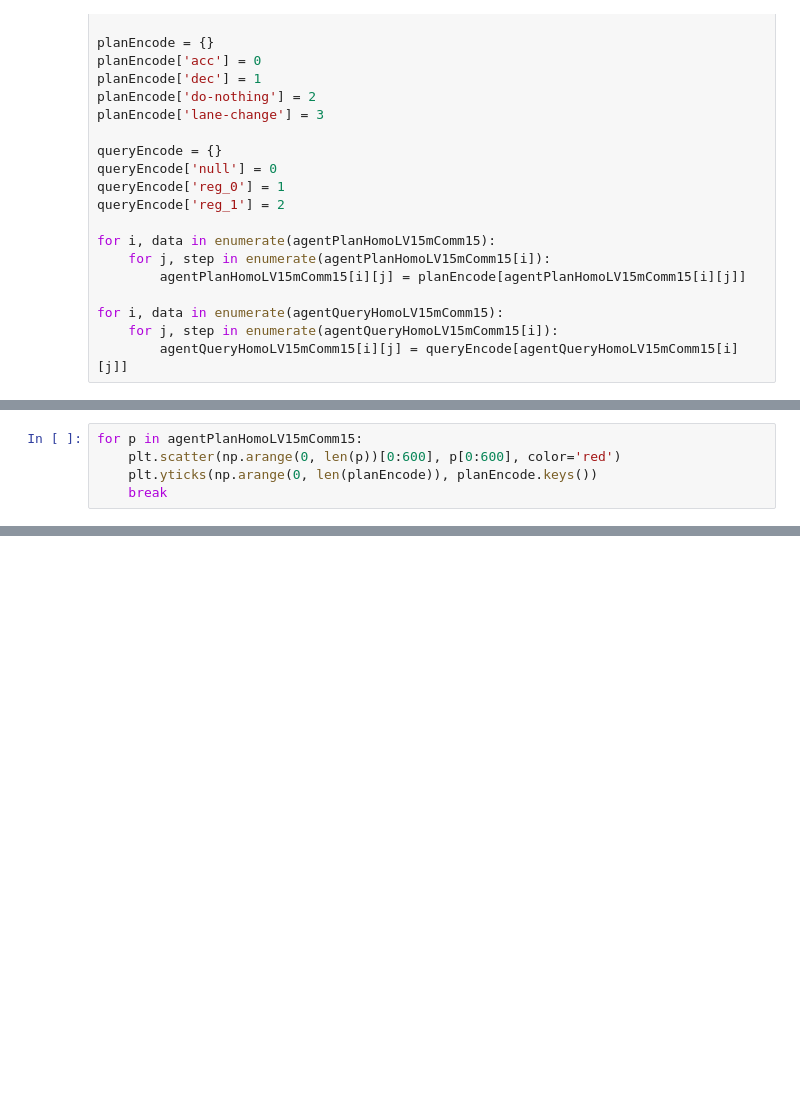
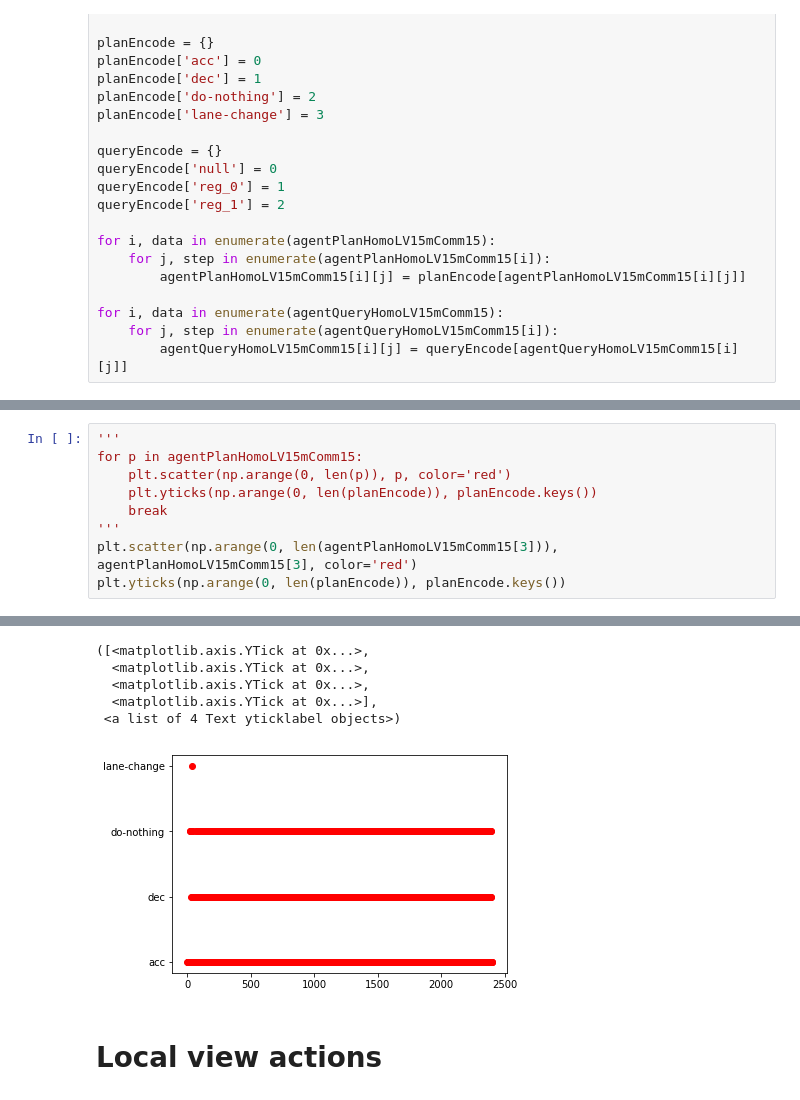
Before and after one commit to mynkpl1998/upgraded-octo-lamp, a Jupyter notebook: extras/analysis/Homogeneous Analysis.ipynb, the cells around one changed output, grey strips where cells are left out. Saved outputs shown, nothing was run; the diff lists cells and outputs as text; blank space fills up the shorter version.

```diff
--- a/extras/analysis/Homogeneous Analysis.ipynb
+++ b/extras/analysis/Homogeneous Analysis.ipynb
@@ -196,6 +216,10 @@ for p in agentQueryHomoLV15mComm15:
 # %%
+'''
 for p in agentPlanHomoLV15mComm15:
-    plt.scatter(np.arange(0, len(p))[0:600], p[0:600], color='red')
+    plt.scatter(np.arange(0, len(p)), p, color='red')
     plt.yticks(np.arange(0, len(planEncode)), planEncode.keys())
     break
+'''
+plt.scatter(np.arange(0, len(agentPlanHomoLV15mComm15[3])), agentPlanHomoLV15mComm15[3], color='red')
+plt.yticks(np.arange(0, len(planEncode)), planEncode.keys())
 # %% [output]
@@ -203,0 +226,8 @@ for p in agentPlanHomoLV15mComm15:
+([<matplotlib.axis.YTick at 0x...>,
+  <matplotlib.axis.YTick at 0x...>,
+  <matplotlib.axis.YTick at 0x...>,
+  <matplotlib.axis.YTick at 0x...>],
+ <a list of 4 Text yticklabel objects>)
+[figure, added]
+# %% [markdown]
+# Local view actions
```
Also changed, not shown: parts of 53 cells of this notebook, 4 other files.
